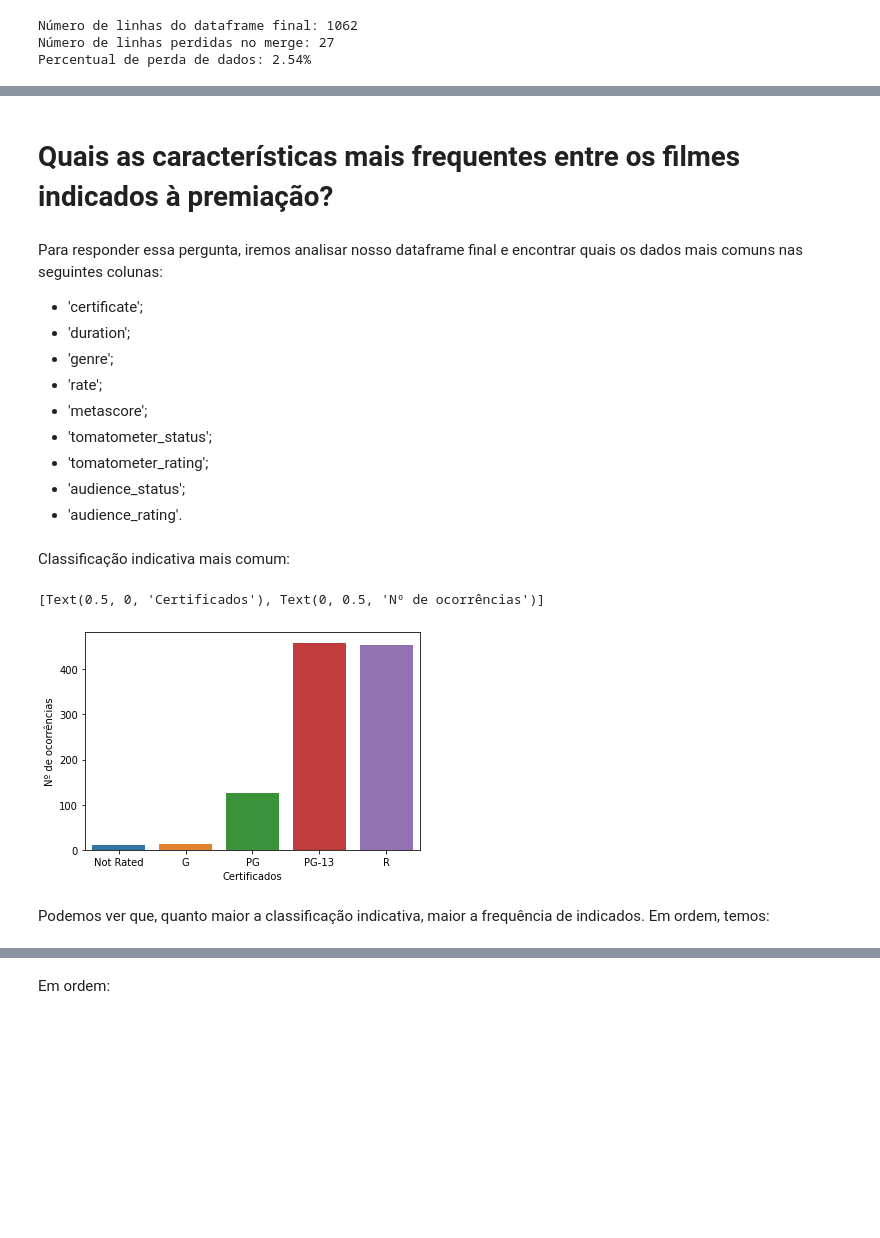
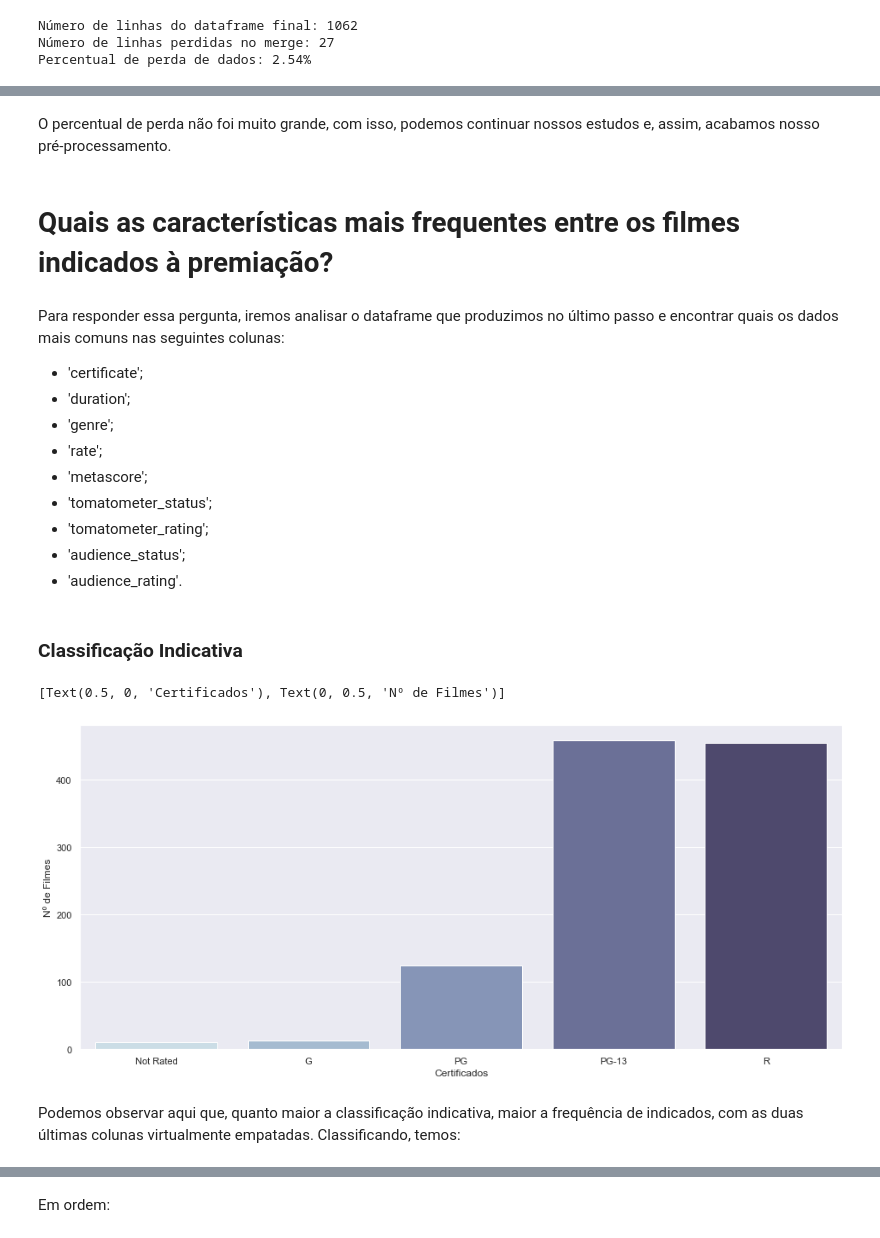
Before and after one commit to Jayvolv/Projeto-ICD, a Jupyter notebook: Projeto_FInal_ICD.ipynb, the cells around one changed output, grey strips where cells are left out. Saved outputs shown, nothing was run; the diff lists cells and outputs as text; code cells hidden in the pictures; blank space fills up the shorter version.

```diff
--- a/Projeto_FInal_ICD.ipynb
+++ b/Projeto_FInal_ICD.ipynb
@@ -69,4 +99,4 @@ Começando pelo dataframe 'oscar':
 # %%
-oscar = oscar[['year', 'movie', 'certificate', 'duration', 'genre', 'rate', 'votes', 'metascore', 'Oscar_Best_Picture_won', 'Oscar_Best_Director_won', 'Oscar_Best_Actor_won', 'Oscar_Best_Actress_won']]
-oscar.head()
+oscar = oscar[['year', 'movie', 'certificate', 'duration', 'genre', 'rate', 'metascore', 'Oscar_Best_Picture_won']]
+oscar.head(1)
 # %% [output]
@@ -85,5 +111,5 @@ oscar = oscar.dropna()
 # %%
 oscar = oscar [(oscar.year > 2000)]
-oscar.reset_index(inplace = True, drop = False)
-oscar.head()
+oscar.reset_index(inplace = True, drop = True)
+oscar.head(1)
 # %% [output]
@@ -135,7 +155,9 @@ O número de filmes descartados pela associação não foi muito grande, contudo
+# %% [markdown]
+O percentual de perda não foi muito grande, com isso, podemos continuar nossos estudos e, assim, acabamos nosso pré-processamento.
 # %% [markdown]
 # Quais as características mais frequentes entre os filmes indicados à premiação?
 # %% [markdown]
-Para responder essa pergunta, iremos analisar nosso dataframe final e encontrar quais os dados mais comuns nas seguintes colunas:
+Para responder essa pergunta, iremos analisar o dataframe que produzimos no último passo e encontrar quais os dados mais comuns nas seguintes colunas:
 * 'certificate';
 * 'duration';
 * 'genre';
@@ -145,31 +167,33 @@ Para responder essa pergunta, iremos analisar nosso dataframe final e encontrar
 * 'tomatometer_rating';
 * 'audience_status';
 * 'audience_rating'.
-# %% [markdown]
-Classificação indicativa mais comum:
+# %% [markdown]
+### Classificação Indicativa
 # %%
 #Contando a frequência de cada classificação:
 count_cert = df_final.groupby(['certificate']).size()
 
 #Juntando classificações iguais, mas com termos distintos:
 #Unrated e Not Rated:
 count_cert['Not Rated'] += count_cert['Unrated']
 del(count_cert['Unrated'])
 
 #TV-MA e R:
 count_cert['R'] += count_cert['TV-MA']
 del(count_cert['TV-MA'])
 
 #Organizando:
 count_cert = count_cert.reindex(index = ['Not Rated', 'G', 'PG', 'PG-13', 'R'])
 
 #Visualização:
+sns.set_theme(font_scale = 1.0, palette = 'ch:s=.25,rot=-.25')
+f, axs = plt.subplots(figsize = (16, 7))
 graph_cert = sns.barplot(x = count_cert.index, y = count_cert.values)
-graph_cert.set(xlabel = 'Certificados', ylabel = 'Nº de ocorrências')
+graph_cert.set(xlabel = 'Certificados', ylabel = 'Nº de Filmes')
 # %% [output]
-[Text(0.5, 0, 'Certificados'), Text(0, 0.5, 'Nº de ocorrências')]
+[Text(0.5, 0, 'Certificados'), Text(0, 0.5, 'Nº de Filmes')]
-[figure, old version]
+[figure, new version]
 # %% [markdown]
-Podemos ver que, quanto maior a classificação indicativa, maior a frequência de indicados. Em ordem, temos:
+Podemos observar aqui que, quanto maior a classificação indicativa, maior a frequência de indicados, com as duas últimas colunas virtualmente empatadas. Classificando, temos:
 # %%
 count_cert = count_cert.sort_values(ascending = False)
```
Also changed, not shown: parts of 73 cells of this notebook.
